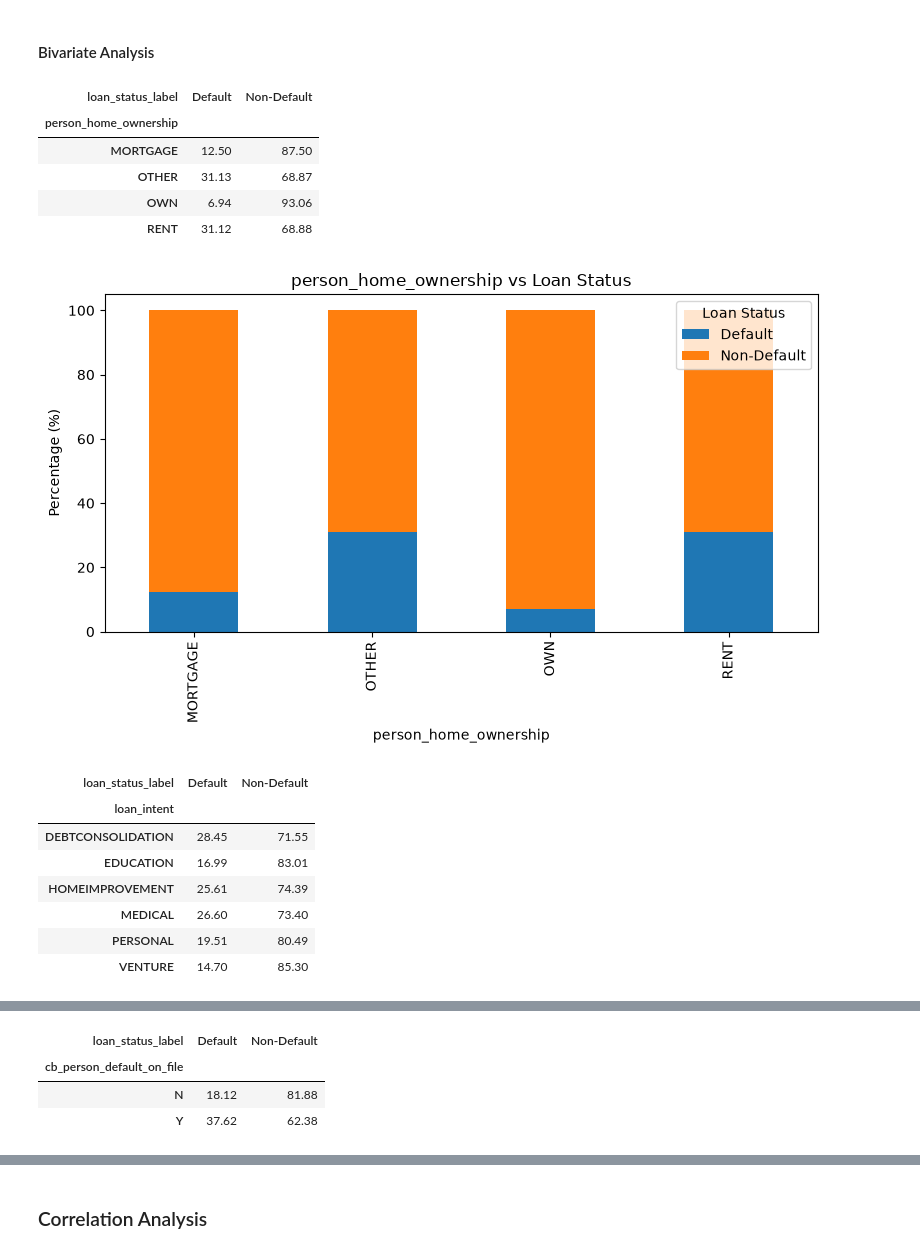
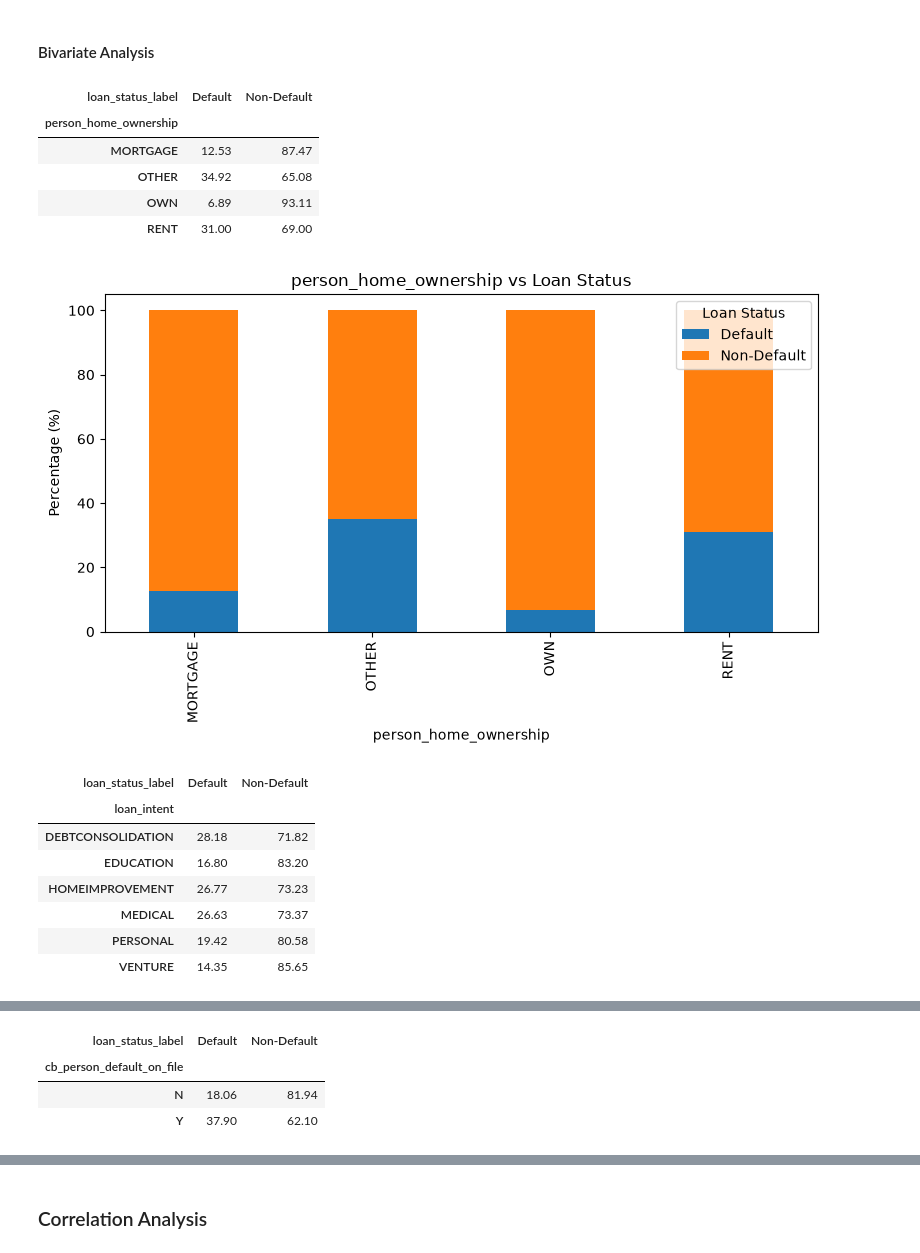
Before and after one commit to AIVIETNAM-AIO-trungcan/Module-2, a Jupyter notebook: notebook/EDA.ipynb, the cells around one changed output, grey strips where cells are left out. Cells and saved outputs as stored; diff of their text form; code cells hidden in the pictures.

```diff
--- a/notebook/EDA.ipynb
+++ b/notebook/EDA.ipynb
@@ -217,13 +263,13 @@ for feature in numerical_features:
     fig, axes = plt.subplots(1, 2, figsize=(12, 4))
 
     # Histogram
-    axes[0].hist(df_clean[feature], bins=30)
+    axes[0].hist(df_train[feature], bins=30)
     axes[0].set_title(f"{feature} Distribution")
     axes[0].set_xlabel(feature)
     axes[0].set_ylabel("Frequency")
 
     # Boxplot
-    axes[1].boxplot(df_clean[feature], vert=True)
+    axes[1].boxplot(df_train[feature], vert=True)
     axes[1].set_title(f"{feature} Boxplot")
     axes[1].set_ylabel(feature)
 
@@ -263,23 +309,12 @@ The dataset is primarily composed of **young borrowers with low-to-middle annual
 # %% [markdown]
 #### Bivariate Analysis
 # %%
-numerical_features = [
-    "person_age",
-    "person_income",
-    "person_emp_length",
-    "loan_grade",
-    "loan_amnt",
-    "loan_int_rate",
-    "loan_percent_income",
-    "cb_person_cred_hist_length"
-]
-
 target_mapping = {
     0: "Non-Default",
     1: "Default"
 }
 
-df_plot = df_clean.copy()
+df_plot = df_train.copy()
 df_plot["loan_status_label"] = df_plot["loan_status"].map(target_mapping)
 
 for feature in numerical_features:
@@ -373,8 +408,8 @@ categorical_features = [
 
 for feature in categorical_features:
 
-    frequency = df_clean[feature].value_counts()
-    percentage = (frequency / len(df_clean) * 100).round(2)
+    frequency = df_train[feature].value_counts()
+    percentage = (frequency / len(df_train) * 100).round(2)
 
     summary = pd.DataFrame({
         "Count": frequency,
@@ -431,66 +466,60 @@ The categorical variables suggest that the typical borrower is **someone who has
 # %% [markdown]
 #### Bivariate Analysis
 # %%
-categorical_features = [
-    "person_home_ownership",
-    "loan_intent",
-    "cb_person_default_on_file"
-]
-
 target_mapping = {
     0: "Non-Default",
     1: "Default"
 }
 
-df_plot = df_clean.copy()
+df_plot = df_train.copy()
 df_plot["loan_status_label"] = df_plot["loan_status"].map(target_mapping)
 
 for feature in categorical_features:
 
     # Percentage Table
     summary_percent = pd.crosstab(
         df_plot[feature],
         df_plot["loan_status_label"],
         normalize="index"
     ) * 100
 
     display(summary_percent.round(2))
 
     # Visualization
     summary_percent.plot(
         kind="bar",
         stacked=True,
         figsize=(8,5)
     )
 
     plt.title(f"{feature} vs Loan Status")
     plt.ylabel("Percentage (%)")
     plt.xlabel(feature)
 
     plt.legend(title="Loan Status")
 
     plt.tight_layout()
     plt.show()
 # %% [output]
 | loan_status_label | Default | Non-Default |
 | person_home_ownership |  |  |
-| MORTGAGE | 12.50 | 87.50 |
-| OTHER | 31.13 | 68.87 |
-| OWN | 6.94 | 93.06 |
-| RENT | 31.12 | 68.88 |
+| MORTGAGE | 12.53 | 87.47 |
+| OTHER | 34.92 | 65.08 |
+| OWN | 6.89 | 93.11 |
+| RENT | 31.00 | 69.00 |
-[figure, old version]
+[figure, new version]
 | loan_status_label | Default | Non-Default |
 | loan_intent |  |  |
-| DEBTCONSOLIDATION | 28.45 | 71.55 |
-| EDUCATION | 16.99 | 83.01 |
-| HOMEIMPROVEMENT | 25.61 | 74.39 |
-| MEDICAL | 26.60 | 73.40 |
-| PERSONAL | 19.51 | 80.49 |
-| VENTURE | 14.70 | 85.30 |
+| DEBTCONSOLIDATION | 28.18 | 71.82 |
+| EDUCATION | 16.80 | 83.20 |
+| HOMEIMPROVEMENT | 26.77 | 73.23 |
+| MEDICAL | 26.63 | 73.37 |
+| PERSONAL | 19.42 | 80.58 |
+| VENTURE | 14.35 | 85.65 |
 [figure]
 | loan_status_label | Default | Non-Default |
 | cb_person_default_on_file |  |  |
-| N | 18.12 | 81.88 |
-| Y | 37.62 | 62.38 |
+| N | 18.06 | 81.94 |
+| Y | 37.90 | 62.10 |
 [figure]
 # %% [markdown]
```
Also changed, not shown: parts of 16 cells of this notebook, 5 other files.
